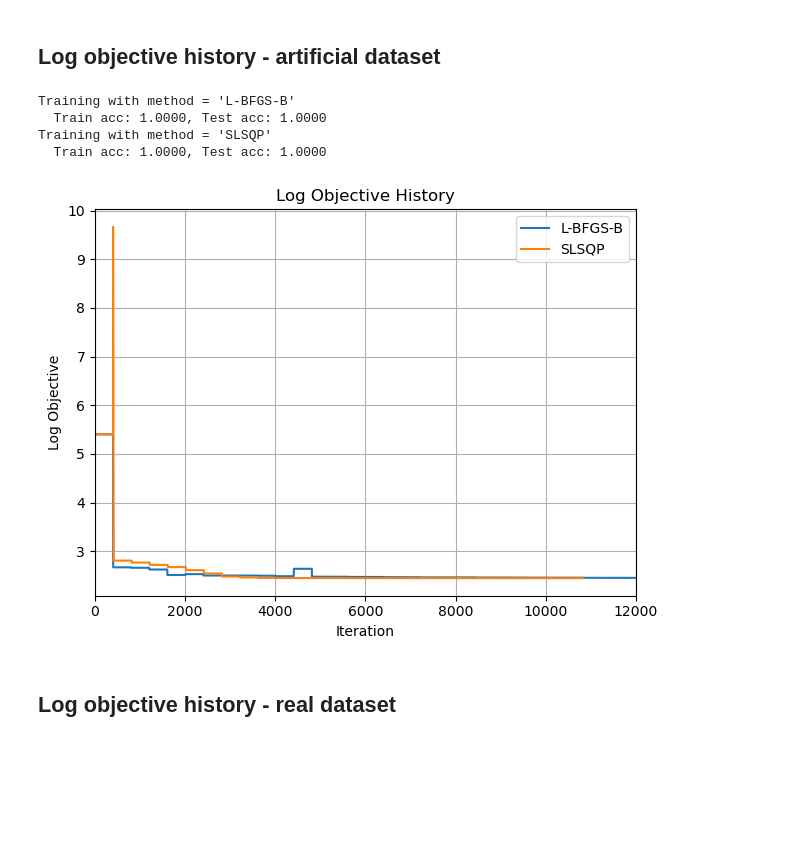
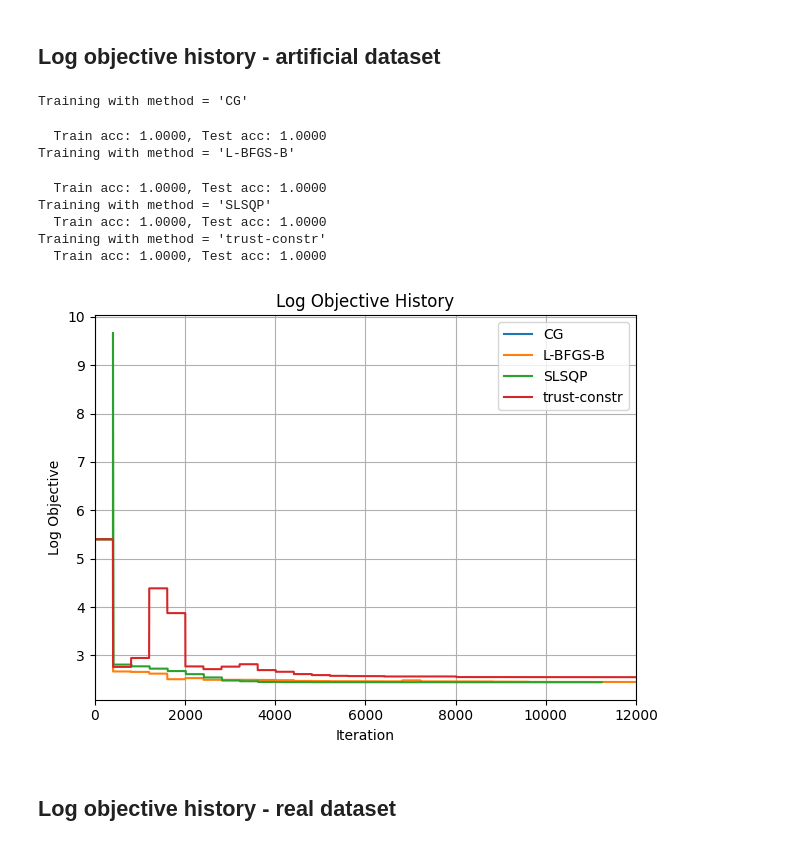
Before and after one commit to jswistak/optimization-project, a Jupyter notebook: test.ipynb, the cells around one changed output. Drawn from its saved outputs; the diff is of its cells as text; code cells hidden in the pictures; blank space fills up the shorter version.

Commit message:
chore: more optimizer methods

```diff
--- a/test.ipynb
+++ b/test.ipynb
@@ -8,30 +8,39 @@ from utils import plot_objective_histories, run_and_collect_histories, run_c_exp
 # %%
 # Generate data
 X, y = generate_friedman1_dataset()
 
 # Convert labels to +1/-1
 y = np.where(y == 1, 1, -1)
 
 # Split train/test
 X_train, X_test, y_train, y_test = train_test_split(
     X, y, test_size=0.2, random_state=0
 )
-
-methods = ["L-BFGS-B", "SLSQP"]
+# available methods https://docs.scipy.org/doc/scipy/reference/generated/scipy.optimize.minimize.html
+methods = [
+    "CG", # Minimization of scalar function of one or more variables using the conjugate gradient algorithm.
+    "L-BFGS-B", # Minimize a scalar function of one or more variables using the L-BFGS-B algorithm.
+    "SLSQP", # Minimize a scalar function of one or more variables using Sequential Least Squares Programming (SLSQP).
+    "trust-constr" # Minimization of scalar function of one or more variables using the Newton conjugate gradient trust-region algorithm.
+]
 
 histories = run_and_collect_histories(
         X_train, y_train, X_test, y_test,
         C=2,
         methods=methods
     )
 
 plot_objective_histories(histories, xlim = 12000)
 # %% [output]
-Training with method = 'L-BFGS-B'
-  Train acc: 1.0000, Test acc: 1.0000
-Training with method = 'SLSQP'
-  Train acc: 1.0000, Test acc: 1.0000
+Training with method = 'CG'
+  Train acc: 1.0000, Test acc: 1.0000
+Training with method = 'L-BFGS-B'
+  Train acc: 1.0000, Test acc: 1.0000
+Training with method = 'SLSQP'
+  Train acc: 1.0000, Test acc: 1.0000
+Training with method = 'trust-constr'
+  Train acc: 1.0000, Test acc: 1.0000
-[figure, old version]
+[figure, new version]
 # %% [markdown]
 ## Log objective history - real dataset
 # %%
```
